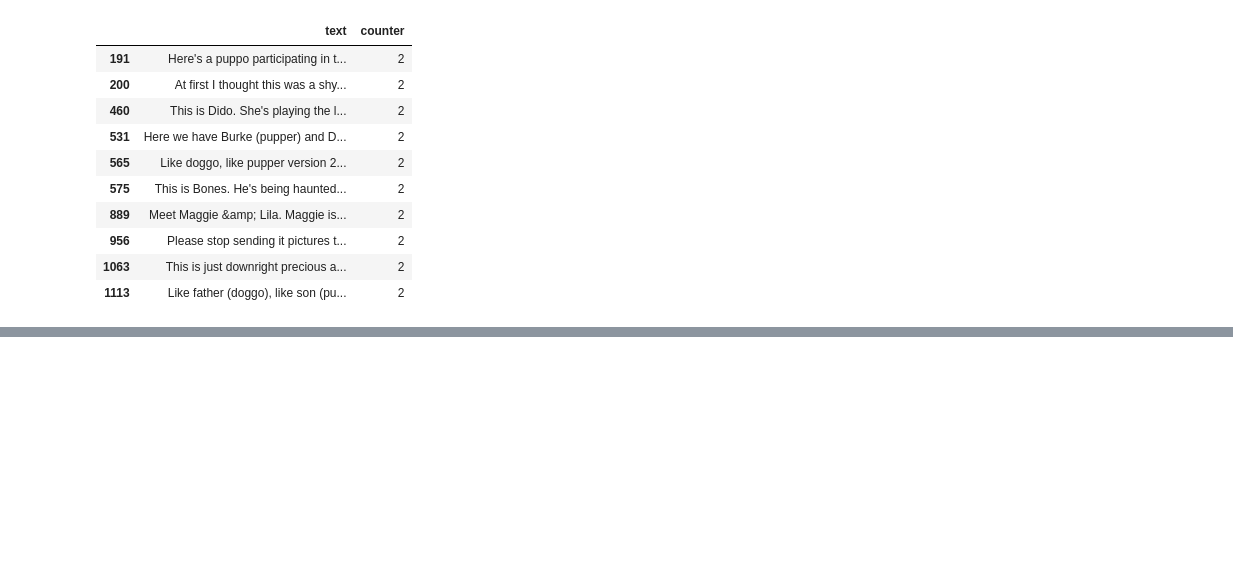
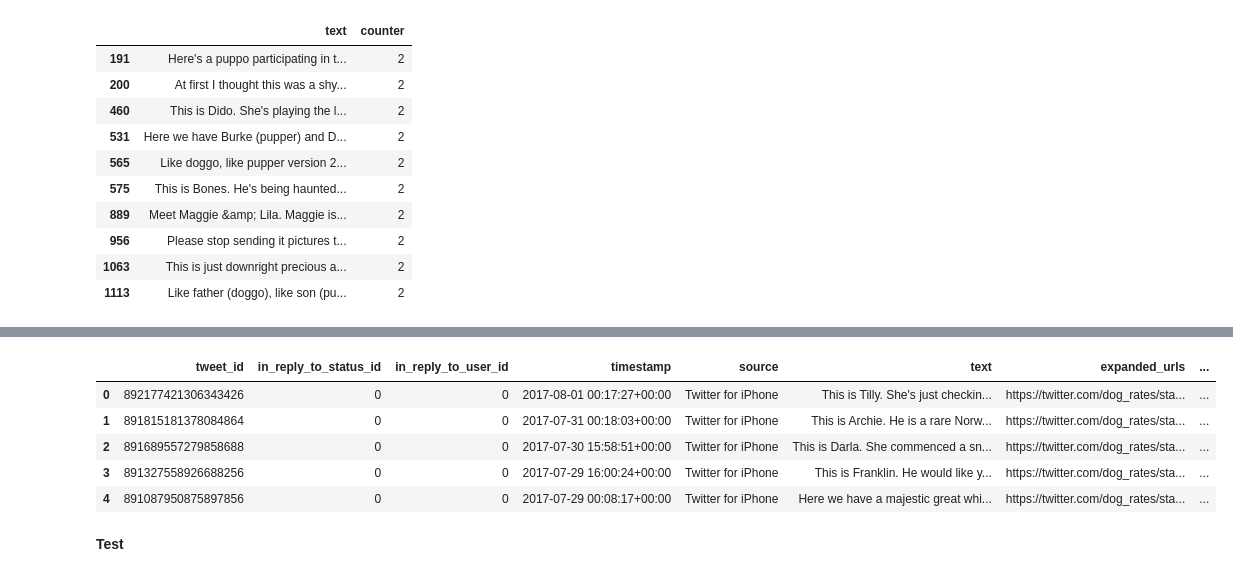
Before and after one commit to linhnp511/Data-Analytics-Portfolio, a Jupyter notebook: Python/Projects/Twitter WeRateDogs Data Set/we_rate_dogs_project.ipynb, the cells around one changed output, grey strips where cells are left out. Cells and saved outputs as stored; diff of their text form; code cells hidden in the pictures; blank space fills up the shorter version.

Commit message:
80% twitter proj

```diff
--- a/Python/Projects/Twitter WeRateDogs Data Set/we_rate_dogs_project.ipynb
+++ b/Python/Projects/Twitter WeRateDogs Data Set/we_rate_dogs_project.ipynb
@@ -700,10 +700,15 @@ print(
 # -> No
 
 # Create a `stage` column
+    # Melt the df, create a new df with stage of dogs for each tweet_id
 dog_stage = pd.melt(archive_clean,
                     id_vars='tweet_id',
                     value_vars=['doggo','floofer','pupper','puppo'],
                     var_name='stage_name',
                     value_name='stage')
+    # In the new df, if `value_name` = NaN -> that tweet_id dog is not in that stage -> should drop
+dog_stage.dropna(subset='stage', inplace=True)
+dog_stage.drop('stage_name', axis='columns', inplace=True)
+dog_stage.head(3)
 # %% [output]
 [nan 'doggo'] [nan 'floofer'] [nan 'pupper'] [nan 'puppo']
@@ -729,0 +884,13 @@ dog_stage
+# %%
+# Create 3 columns: highest_conf, highest_conf_name (to log dog name) and highest_conf_dog (to log bool)
+predictions_clean['highest_conf'] = predictions_clean[['p1_conf','p2_conf','p3_conf']].max(axis=1)
+predictions_clean['highest_conf_name'] = predictions_clean[['p1_conf','p2_conf','p3_conf']].idxmax(axis=1)
+
+# Extract x in px_conf in `highest_conf_name`
+predictions_clean['highest_conf_name'] = predictions_clean['highest_conf_name'].str.extract(r'(\d+)')
+
+# Validate the unique values of `highest_conf_name`
+print(predictions_clean['highest_conf_name'].unique())
+
+# We see that only p1 is the highest, now we drop all rows with p1 = False
+predictions_clean = predictions_clean[predictions_clean['p1_dog'] == True]
@@ -729,0 +899,6 @@ dog_stage
+# %%
+# Create new column `breed`
+predictions_clean['breed'] = predictions_clean['p1']
+
+# Update all values in `breed` to lowercases
+predictions_clean['breed'] = predictions_clean['breed'].str.lower()
@@ -729,0 +935,22 @@ dog_stage
+# %%
+# Mapping the columns to `archive`
+archive_clean = pd.merge(archive_clean,
+                            tweet_clean[['tweet_id','retweet_count','favorite_count']],
+                            how = 'left',
+                            on = 'tweet_id'
+                            )
+archive_clean = pd.merge(archive_clean,
+                            predictions_clean[['tweet_id','breed']],
+                            how='left',
+                            on='tweet_id'
+                            )
+archive_clean.head()
+# %% [output]
+|  | tweet_id | in_reply_to_status_id | in_reply_to_user_id | timestamp | source | text | expanded_urls | ... |
+| 0 | 892177421306343426 | 0 | 0 | 2017-08-01 00:17:27+00:00 | Twitter for iPhone | This is Tilly. She's just checkin... | https://twitter.com/dog_rates/sta... | ... |
+| 1 | 891815181378084864 | 0 | 0 | 2017-07-31 00:18:03+00:00 | Twitter for iPhone | This is Archie. He is a rare Norw... | https://twitter.com/dog_rates/sta... | ... |
+| 2 | 891689557279858688 | 0 | 0 | 2017-07-30 15:58:51+00:00 | Twitter for iPhone | This is Darla. She commenced a sn... | https://twitter.com/dog_rates/sta... | ... |
+| 3 | 891327558926688256 | 0 | 0 | 2017-07-29 16:00:24+00:00 | Twitter for iPhone | This is Franklin. He would like y... | https://twitter.com/dog_rates/sta... | ... |
+| 4 | 891087950875897856 | 0 | 0 | 2017-07-29 00:08:17+00:00 | Twitter for iPhone | Here we have a majestic great whi... | https://twitter.com/dog_rates/sta... | ... |
+# %% [markdown]
+**Test**
```
Also changed, not shown: parts of 49 cells of this notebook, 1 other file.
